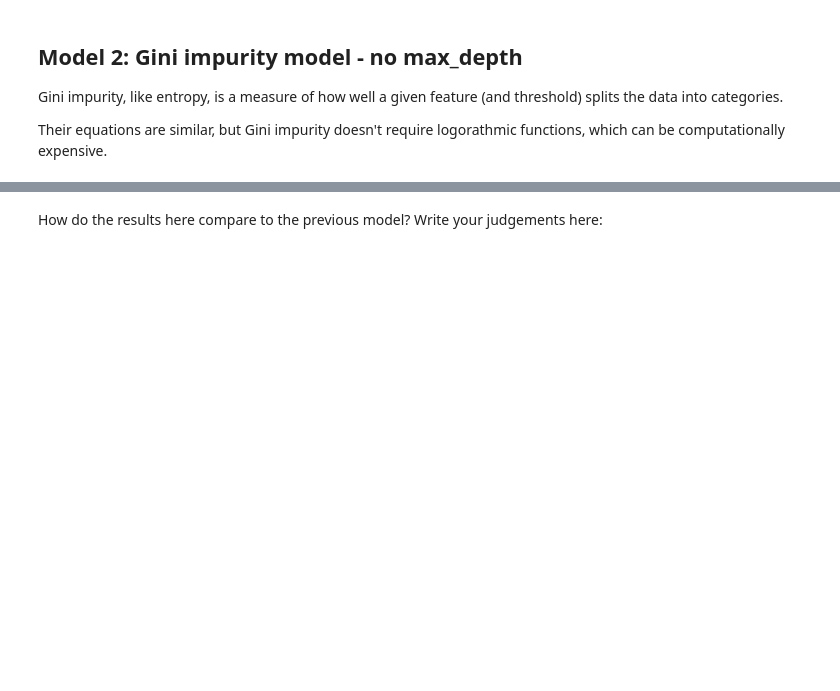
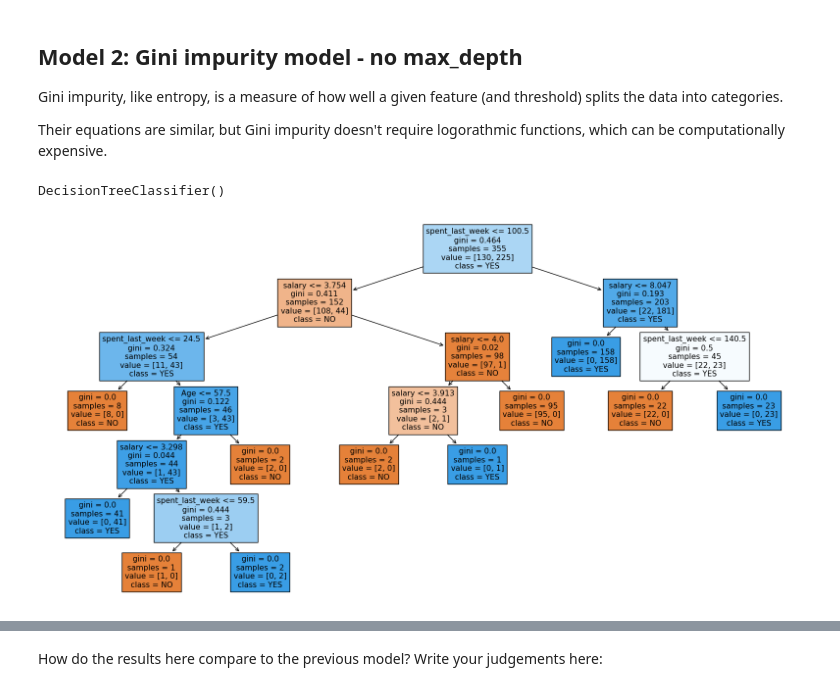
Before and after one commit to Zippart/Decision-Tree-Specialty-Coffee, a Jupyter notebook: Springboard Decision Tree Specialty Coffee Case Study - Tier 3.ipynb, the cells around one changed output, grey strips where cells are left out. Saved outputs shown, nothing was run; the diff lists cells and outputs as text; code cells hidden in the pictures; blank space fills up the shorter version.

```diff
--- a/Springboard Decision Tree Specialty Coffee Case Study - Tier 3.ipynb
+++ b/Springboard Decision Tree Specialty Coffee Case Study - Tier 3.ipynb
@@ -419,26 +470,39 @@ Their equations are similar, but Gini impurity doesn't require logorathmic funct
 # %%
 # Make a variable called gini_model, and assign it exactly what you assigned entr_model with above, but with the
 # criterion changed to 'gini'
-_ _ _
+
+# Declare a variable called entr_model and use tree.DecisionTreeClassifier.
+gini_model = DecisionTreeClassifier(criterion='gini')
 
 # Call fit() on the gini_model as you did with the entr_model
-_ _ _
+gini_model.fit(X_train, y_train)
 
 # Call predict() on the gini_model as you did with the entr_model
-_ _ _
+y_pred = gini_model.predict(X_test)
 
 # Turn y_pred into a series, as before
-_ _ _
+y_pred = pd.Series(y_pred)
 
 # Check out gini_model
-_ _ _
+print(gini_model)
+# %% [output]
+DecisionTreeClassifier()
 # %%
 # As before, but make the model name gini_model
-_ _ _
-_ _ _
+
+dot_data = export_graphviz(entr_model, out_file=None,
+                           feature_names=features,
+                           class_names=gini_model.classes_,
+                           filled=True)
+
+plt.figure(figsize=(20, 10))
+plot_tree(gini_model, feature_names=features, class_names=gini_model.classes_, filled=True)
+plt.show()
 
 # Alternatively for class_names use gini_model.classes_
-_ _ _
+# _ _ _
+# %% [output]
+[figure, added]
 # %%
 # Run this block for model evaluation
 print("Model Gini impurity model")
```
Also changed, not shown: parts of 20 cells of this notebook.
